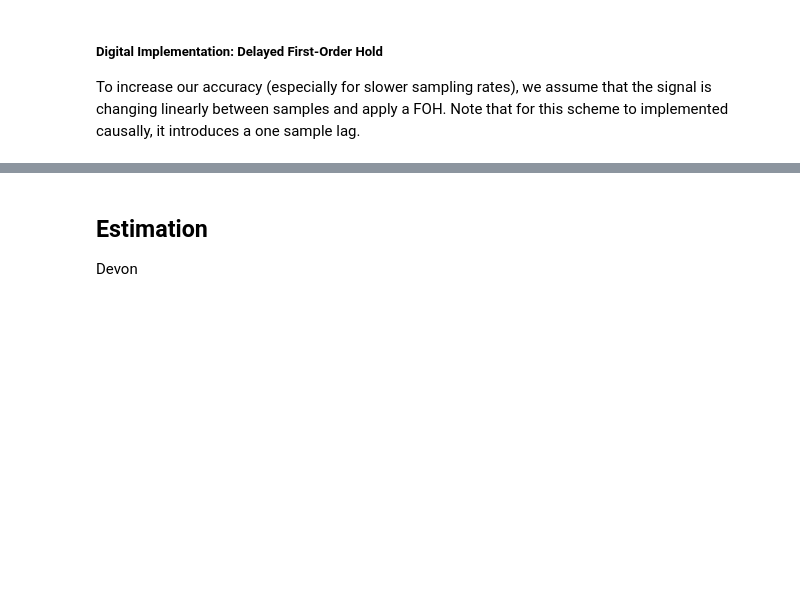
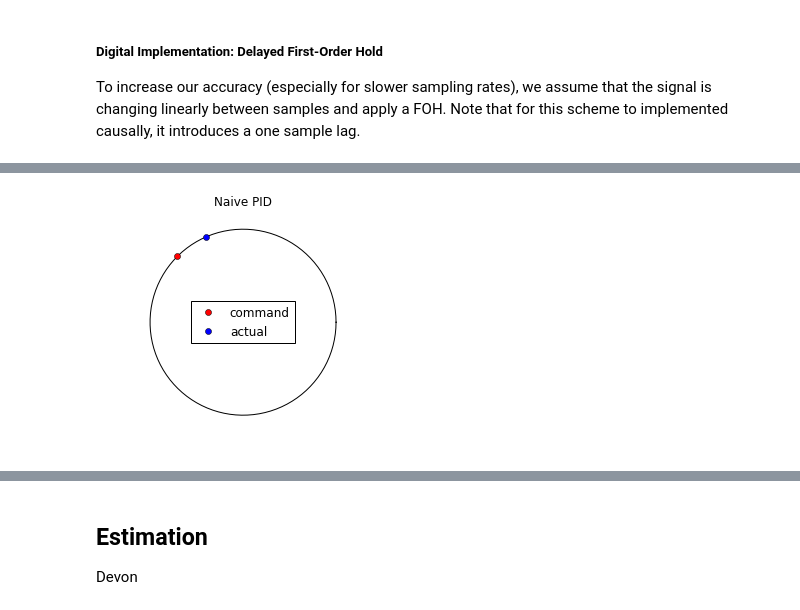
Before and after one commit to byu-magicc/lie_groups, a Jupyter notebook: Chap-02-S1.ipynb, the cells around one changed output, grey strips where cells are left out. Saved outputs shown, nothing was run; the diff lists cells and outputs as text; code cells hidden in the pictures; blank space fills up the shorter version.

```diff
--- a/Chap-02-S1.ipynb
+++ b/Chap-02-S1.ipynb
@@ -923,0 +1123,4 @@ Dan
+# %%
+sim = Simulator(PID_Naive(kp=2.0, kd=0.4), commands=[3*np.pi/4], command_duration=10.0)
+HTML(sim.animate().to_html5_video())
+# %% [output]
@@ -923,0 +1128 @@ Dan
+[figure, added]
```
Also changed, not shown: parts of 26 cells of this notebook.
